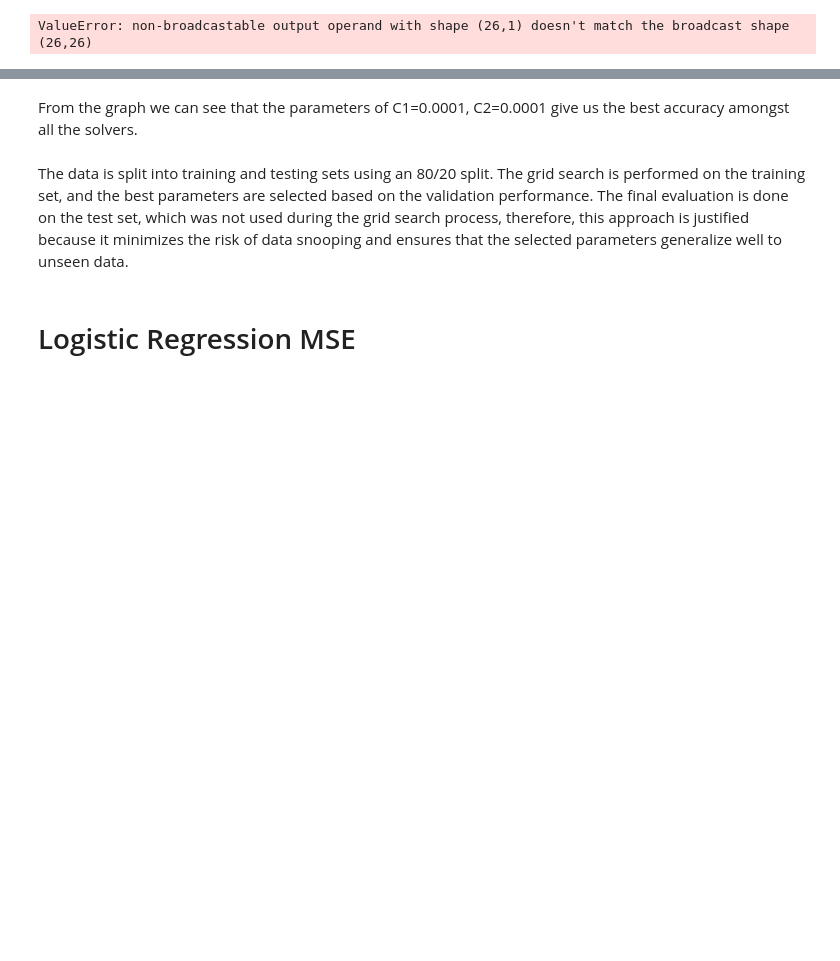
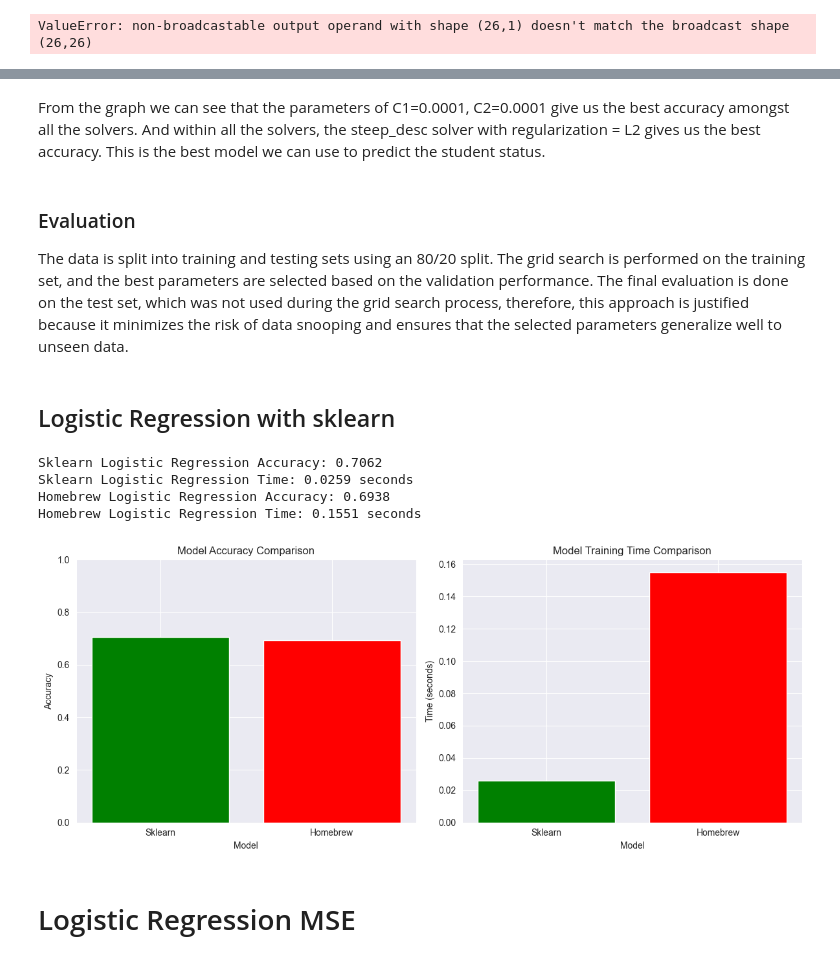
Before and after one commit to CloudMelanie/ml-lab3, a Jupyter notebook: Lab3.ipynb, the cells around one changed output, grey strips where cells are left out. Cells and saved outputs as stored; diff of their text form; code cells hidden in the pictures; blank space fills up the shorter version.

Commit message:
done with the sklearn compare

```diff
--- a/Lab3.ipynb
+++ b/Lab3.ipynb
@@ -883,9 +858,70 @@ TypeError: pivot() takes 1 positional argument but 4 were given
 # %% [markdown]
-From the graph we can see that the parameters of C1=0.0001, C2=0.0001 give us the best accuracy amongst all the solvers.
+From the graph we can see that the parameters of C1=0.0001, C2=0.0001 give us the best accuracy amongst all the solvers. And within all the solvers, the steep_desc solver with regularization = L2 gives us the best accuracy. This is the best model we can use to predict the student status.
 # %% [markdown]
-
-
+### Evaluation
 The data is split into training and testing sets using an 80/20 split. The grid search is performed on the training set, and the best parameters are selected based on the validation performance. The final evaluation is done on the test set, which was not used during the grid search process, therefore, this approach is justified because it minimizes the risk of data snooping and ensures that the selected parameters generalize well to unseen data.
+# %% [markdown]
+## Logistic Regression with sklearn
+# %%
+from sklearn.linear_model import LogisticRegression as SklearnLogisticRegression
+
+# Initialize the sklearn logistic regression model
+sklearn_model = SklearnLogisticRegression(solver='lbfgs')
+sk_start = time()  # Starting training timer
+# Fit the model on the training data
+sklearn_model.fit(X_train, y_train)
+# Predict on the test data
+y_pred_sklearn = sklearn_model.predict(X_test)
+sk_end = time()  # End training timer
+# Calculate the accuracy
+accuracy_sklearn = accuracy_score(y_test, y_pred_sklearn)
+time_sklearn = sk_end - sk_start
+print(f"Sklearn Logistic Regression Accuracy: {accuracy_sklearn:.4f}")
+print(f"Sklearn Logistic Regression Time: {time_sklearn:.4f} seconds")
+
+# Homebrew logistic regression model
+homebrew_model = LogisticRegression(eta=0.01, iterations=100, C1=0.0001, C2=0.0001, solver="steep_desc", regularization='l2')
+hb_start = time()  # Starting training timer
+homebrew_model.fit(X_train, y_train)
+y_pred_homebrew = homebrew_model.predict(X_test)
+hb_end = time()  # End training timer
+accuracy_homebrew = accuracy_score(y_test, y_pred_homebrew)
+time_homebrew = hb_end - hb_start
+print(f"Homebrew Logistic Regression Accuracy: {accuracy_homebrew:.4f}")
+print(f"Homebrew Logistic Regression Time: {time_homebrew:.4f} seconds")
+
+# Prepare data for plotting
+models = ['Sklearn', 'Homebrew']
+accuracies = [accuracy_sklearn, accuracy_homebrew]
+times = [time_sklearn, time_homebrew]  # Use the training times from above
+
+# Create a figure for accuracy
+plt.figure(figsize=(12, 5))
+
+# Bar graph for accuracy
+plt.subplot(1, 2, 1)
+plt.bar(models, accuracies, color=['green', 'red'])
+plt.ylim(0, 1)  # Assuming accuracy is between 0 and 1
+plt.title('Model Accuracy Comparison')
+plt.ylabel('Accuracy')
+plt.xlabel('Model')
+
+# Bar graph for training time
+plt.subplot(1, 2, 2)
+plt.bar(models, times, color=['green', 'red'])
+plt.title('Model Training Time Comparison')
+plt.ylabel('Time (seconds)')
+plt.xlabel('Model')
+
+# Show the plots
+plt.tight_layout()
+plt.show()
+# %% [output]
+Sklearn Logistic Regression Accuracy: 0.7062
+Sklearn Logistic Regression Time: 0.0259 seconds
+Homebrew Logistic Regression Accuracy: 0.6938
+Homebrew Logistic Regression Time: 0.1551 seconds
+[figure, added]
 # %% [markdown]
 # Logistic Regression MSE
 # %%
```
Also changed, not shown: parts of 2 cells of this notebook.
